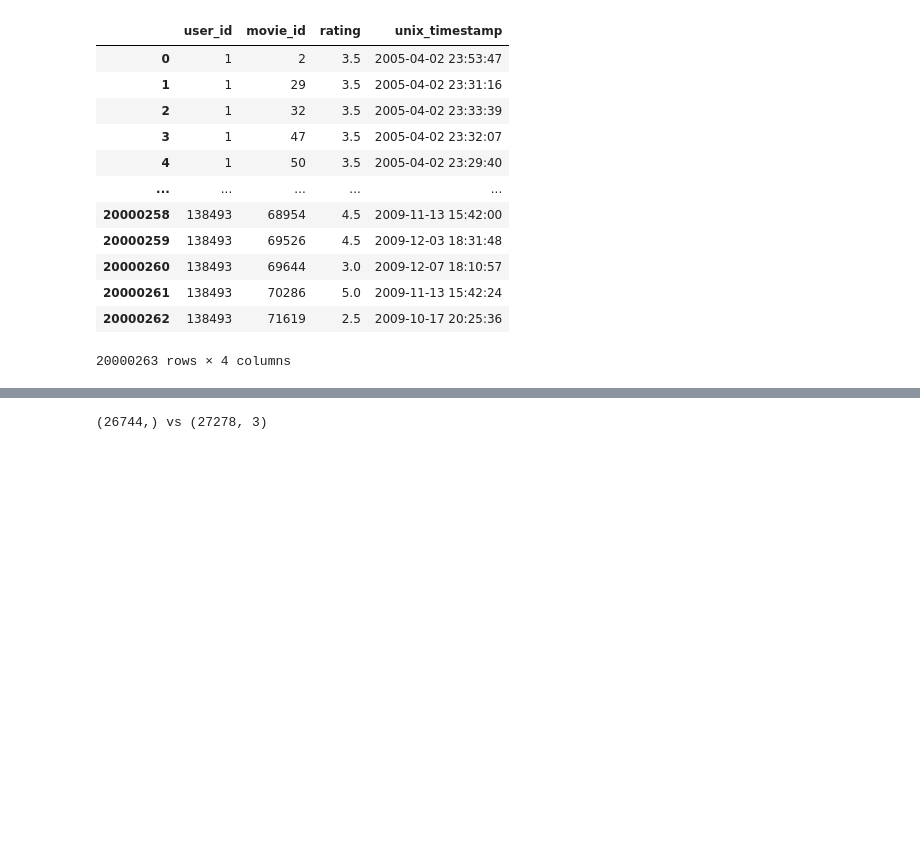
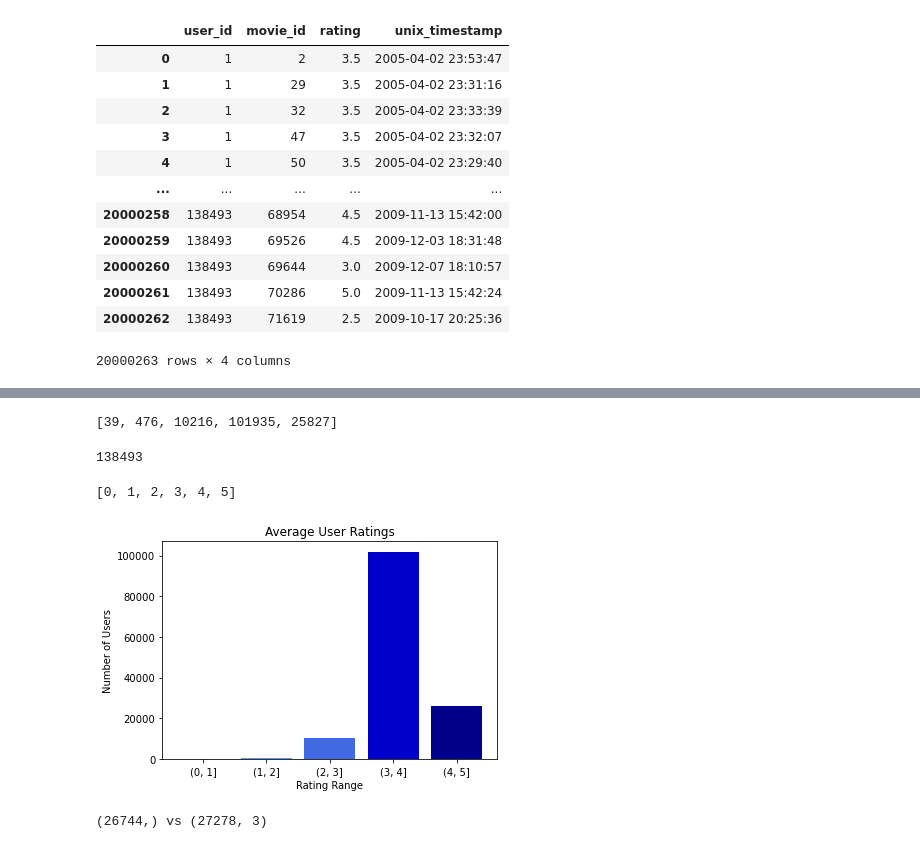
Before and after one commit to jj497/algorithms-final, a Jupyter notebook: Matrix_Factorization.ipynb, the cells around one changed output, grey strips where cells are left out. Saved outputs shown, nothing was run; the diff lists cells and outputs as text; code cells hidden in the pictures; blank space fills up the shorter version.

```diff
--- a/Matrix_Factorization.ipynb
+++ b/Matrix_Factorization.ipynb
@@ -114,0 +508,2 @@ ratings_df
+# %%
+user_mean_scores = user_group_df.mean()
@@ -114,0 +536,3 @@ ratings_df
+# %%
+ranges = [0, 1, 2, 3, 4, 5]
+user_mean_scores.groupby(pd.cut(user_mean_scores.rating, ranges)).count()
@@ -115,3 +547,31 @@ ratings_df
+# %%
+test = pd.DataFrame(user_mean_scores['rating'])
+average_rating_by_users = test.groupby(pd.cut(test.rating, ranges)).count()
+# %%
+average_rating_by_users.columns=['rating_count']
+average_rating_by_users.reset_index()
+average_rating_values = average_rating_by_users.rating_count.tolist()
+# %%
+average_rating_values
+# %% [output]
+[39, 476, 10216, 101935, 25827]
+# %%
+np.sum(average_rating_values)
+# %% [output]
+138493
+# %%
+ranges
+# %% [output]
+[0, 1, 2, 3, 4, 5]
+# %%
+plt.figure()
+plt.title('Average User Ratings')
+plt.xlabel('Rating Range')
+plt.ylabel('Number of Users')
+plt.bar(['(0, 1]','(1, 2]','(2, 3]', '(3, 4]', '(4, 5]' ], average_rating_values, color=['dodgerblue','cornflowerblue', 'royalblue', 'mediumblue', 'darkblue'])
+plt.savefig("Average User Ratings.png", bbox_inches='tight')
+# %% [output]
+[figure, added]
 # %%
 #20 million ratings and 465,000 tag applications applied to 27,000 movies by 138,000 users.
 print(f"{pd.unique(ratings_df['movieId']).shape} vs {movie_df.shape}")
```
Also changed, not shown: parts of 52 cells of this notebook, 8 other files.
